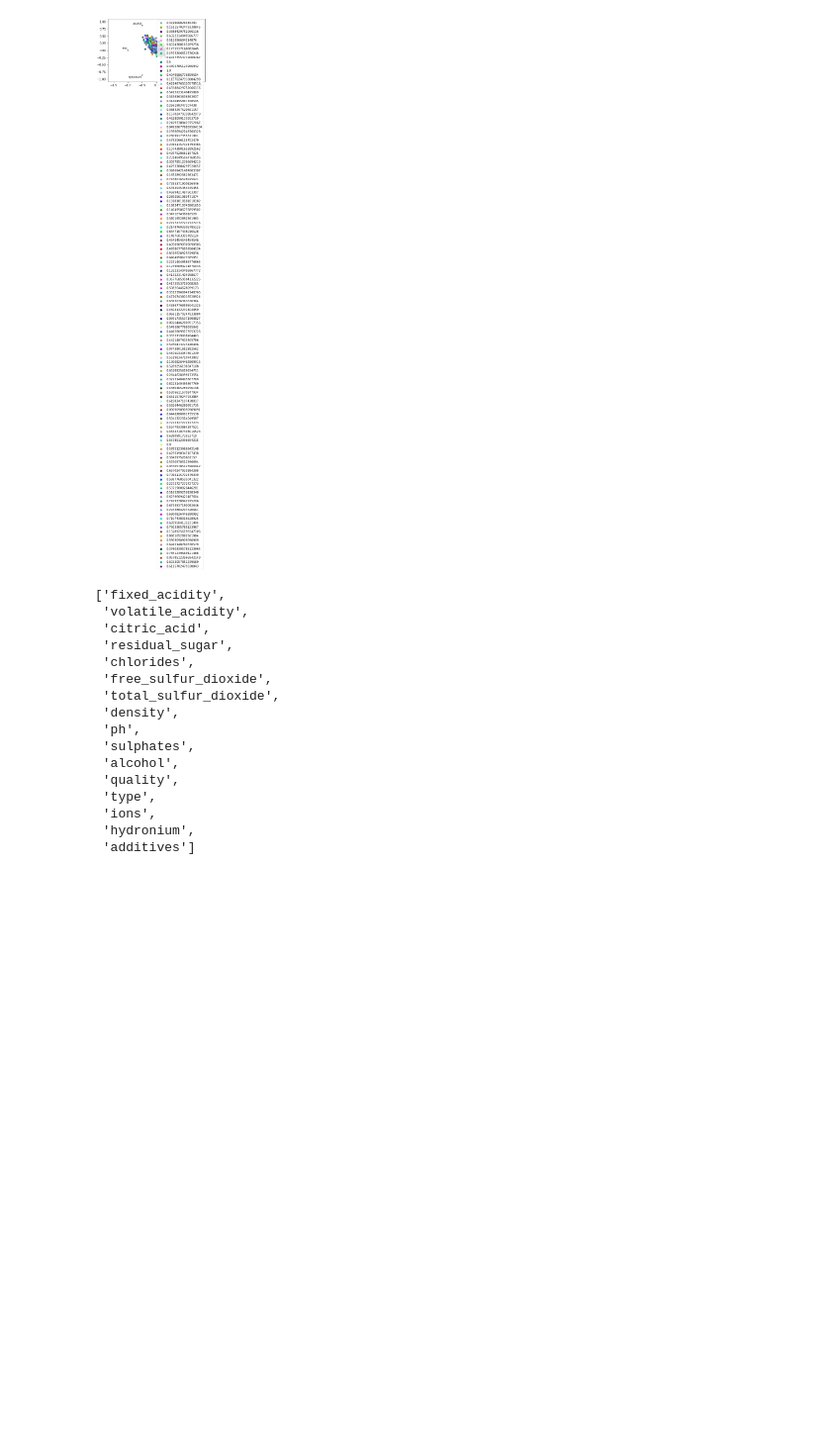
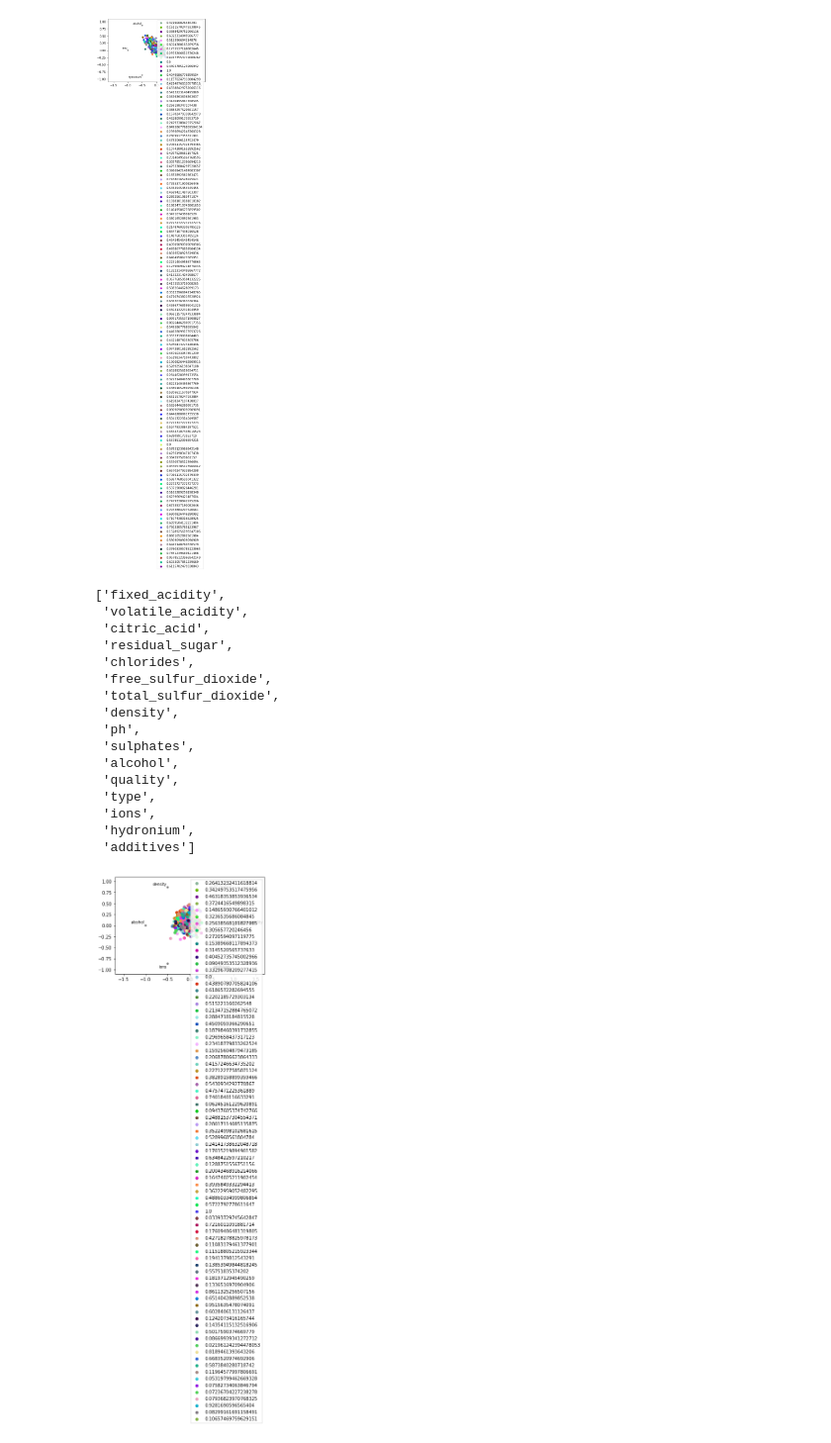
Before and after one commit to MrEnigmamgine/jtl_wine_quality, a Jupyter notebook: final_red_nb.ipynb, the cells around one changed output. Shown at 99% size. Saved outputs shown, nothing was run; the diff lists cells and outputs as text; code cells hidden in the pictures; blank space fills up the shorter version.

```diff
--- a/final_red_nb.ipynb
+++ b/final_red_nb.ipynb
@@ -1933,3 +1933,13 @@ red.columns.tolist()
  'ions',
  'hydronium',
  'additives']
+# %%
+from pandas.plotting import radviz
+
+data = X_trainred_scaled
+
+plt.figure();
+
+radviz(data, "hydronium");
+# %% [output]
+[figure, added]
```
Also changed, not shown: parts of 4 cells of this notebook.
